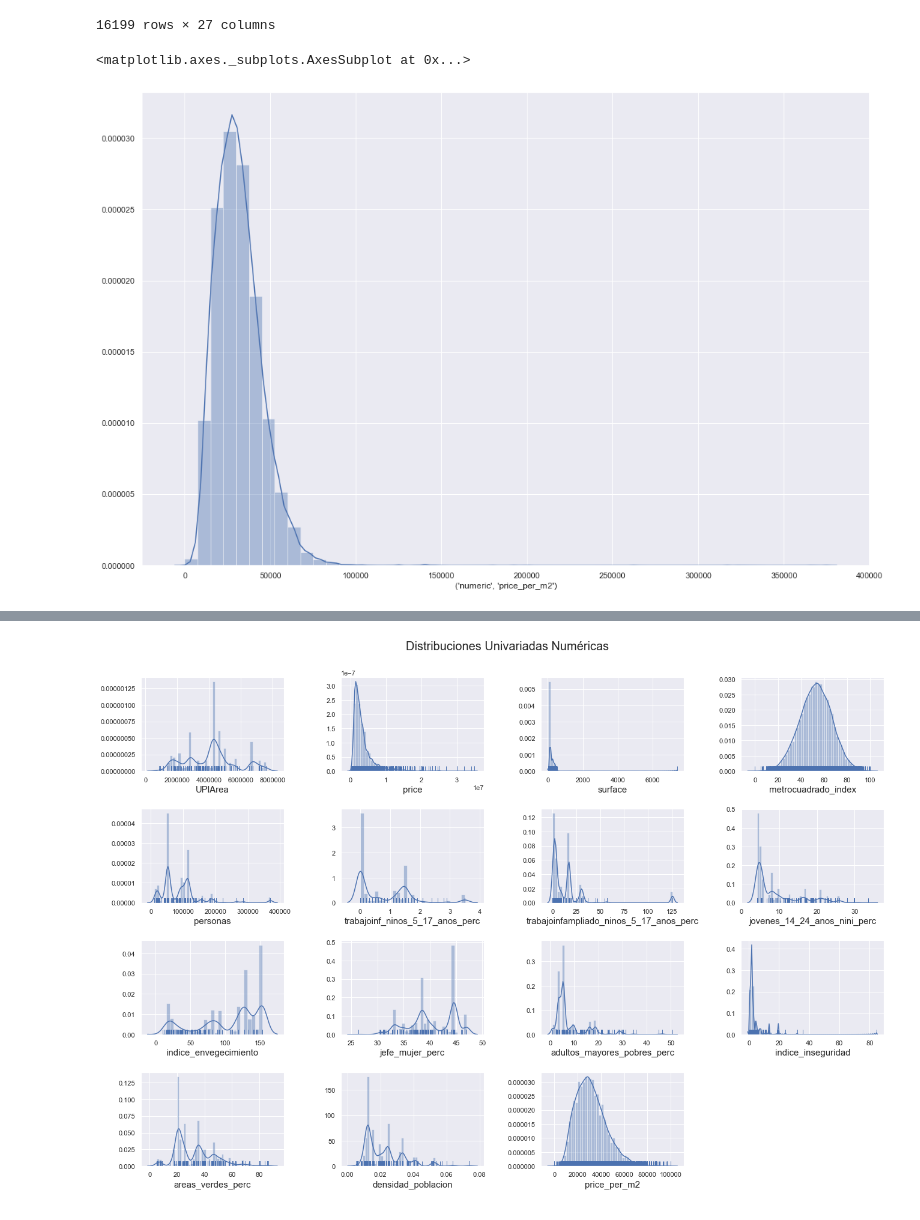
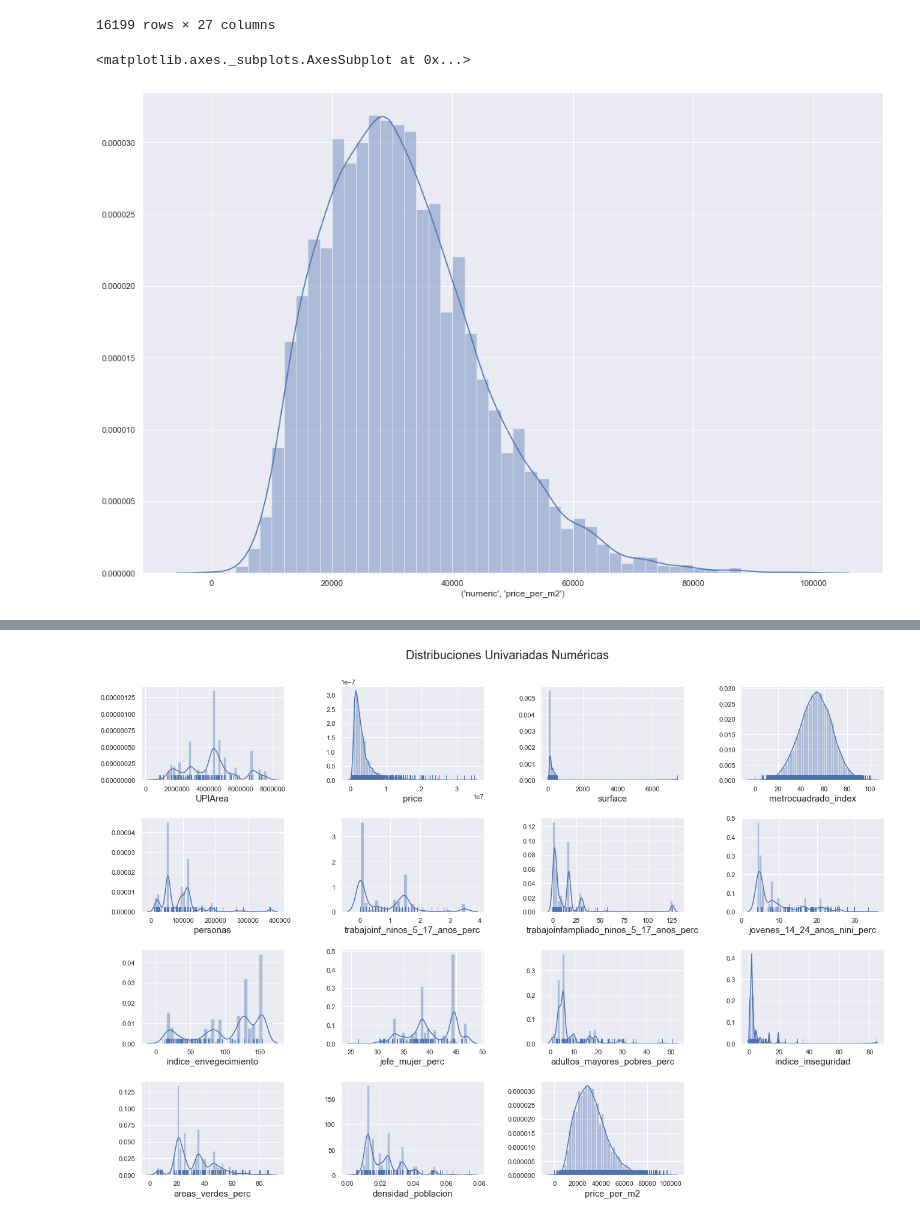
Before and after one commit to kurtwalsen/MA6202-Tarea-1, a Jupyter notebook: tarea1.ipynb, the cells around one changed output, grey strips where cells are left out. Saved outputs shown, nothing was run; the diff lists cells and outputs as text; code cells hidden in the pictures.

```diff
--- a/tarea1.ipynb
+++ b/tarea1.ipynb
@@ -912,6 +900,6 @@ objects
 # %%
 # Hacemos typecasting para garantizar el formato de las variables.
-df = df.astype({col:'str' for col in objects})
+#df = df.astype({col:'str' for col in objects})
 df.info()
 # %% [output]
 <class 'pandas.core.frame.DataFrame'>
@@ -1154,12 +1148,12 @@ df[df[('numeric','price_per_m2')]<=10**5]
 # %%
 '''Tenemos una diferencia de 100 datos con la data original, es decir,
 estamos ignorando los 100 valores donde 'price_per_m2' > 100.000. Veamos
 ahora como se ve su distribución.
 '''
-sns.distplot(df[df[('numeric','price_per_m2')] <= 10**6][('numeric','price_per_m2')])
+sns.distplot(df[df[('numeric','price_per_m2')] <= 10**5][('numeric','price_per_m2')])
 # %% [output]
 <matplotlib.axes._subplots.AxesSubplot at 0x...>
-[figure, old version]
+[figure, new version]
 # %%
 '''Notamos una clara mejora con respecto al escenario con toda la data.
 Actualizamos df y vemos ahora como distribuyen todas las variables numericas
```
Also changed, not shown: parts of 46 cells of this notebook.
